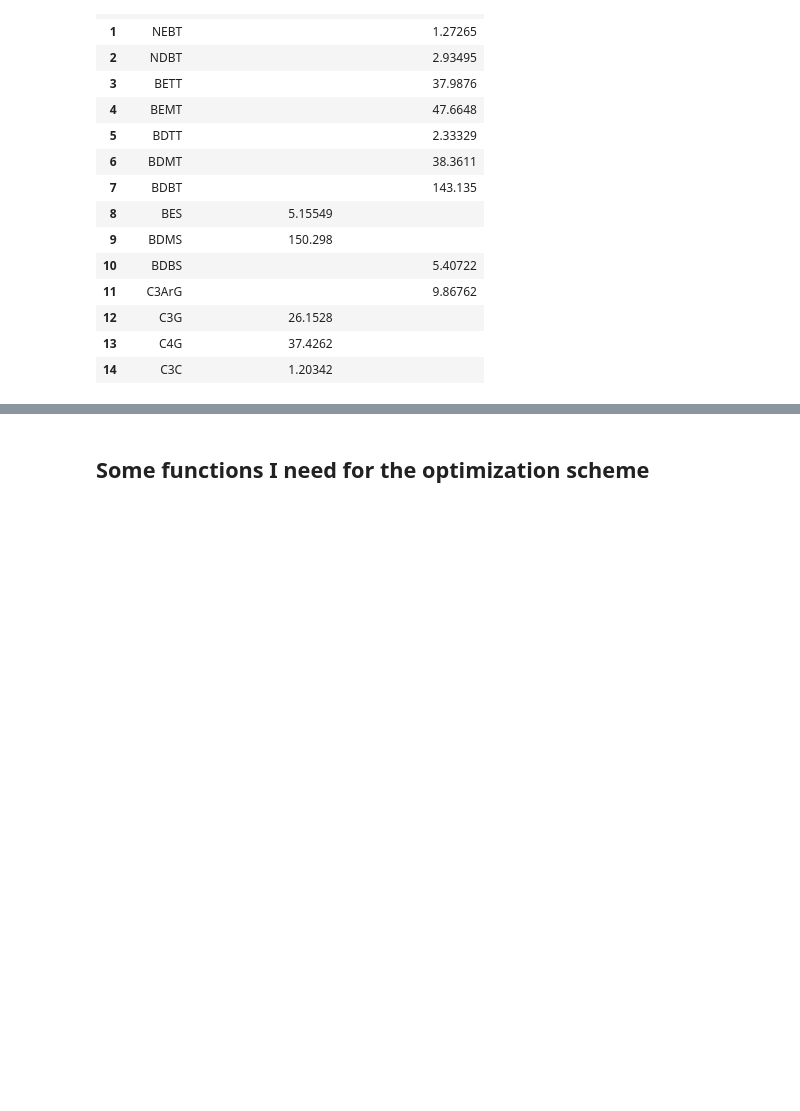
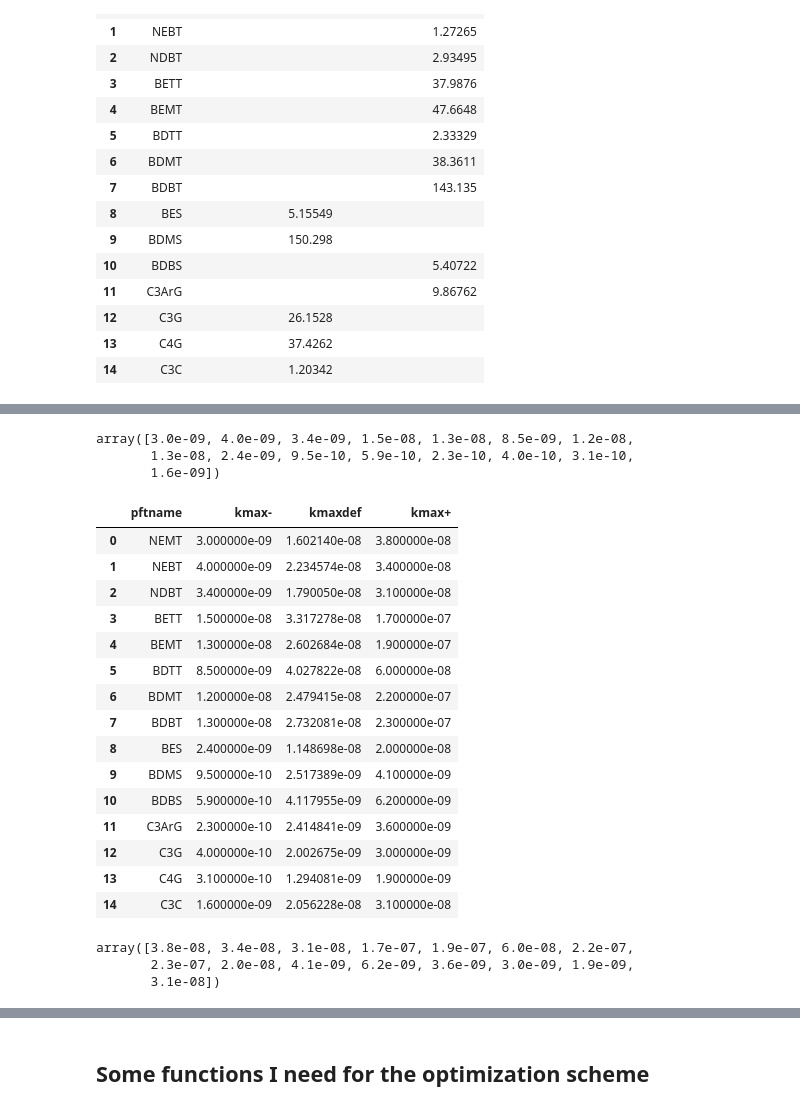
Before and after one commit to djk2120/CLM5PPE, a Jupyter notebook: pyth/PHSparams.ipynb, the cells around one changed output, grey strips where cells are left out. Saved outputs shown, nothing was run; the diff lists cells and outputs as text; code cells hidden in the pictures; blank space fills up the shorter version.

```diff
--- a/pyth/PHSparams.ipynb
+++ b/pyth/PHSparams.ipynb
@@ -450,0 +611,35 @@ how many times higher or lower is the new krmax relative to CLM5?
+# %%
+lokvals
+# %% [output]
+array([3.0e-09, 4.0e-09, 3.4e-09, 1.5e-08, 1.3e-08, 8.5e-09, 1.2e-08,
+       1.3e-08, 2.4e-09, 9.5e-10, 5.9e-10, 2.3e-10, 4.0e-10, 3.1e-10,
+       1.6e-09])
+# %%
+x=pd.DataFrame({'pftname':pftnames[1:]})
+x['kmax-']   = lokvals
+x['kmaxdef'] = newkvals
+x['kmax+']   = hikvals
+x
+# %% [output]
+|  | pftname | kmax- | kmaxdef | kmax+ |
+| 0 | NEMT | 3.000000e-09 | 1.602140e-08 | 3.800000e-08 |
+| 1 | NEBT | 4.000000e-09 | 2.234574e-08 | 3.400000e-08 |
+| 2 | NDBT | 3.400000e-09 | 1.790050e-08 | 3.100000e-08 |
+| 3 | BETT | 1.500000e-08 | 3.317278e-08 | 1.700000e-07 |
+| 4 | BEMT | 1.300000e-08 | 2.602684e-08 | 1.900000e-07 |
+| 5 | BDTT | 8.500000e-09 | 4.027822e-08 | 6.000000e-08 |
+| 6 | BDMT | 1.200000e-08 | 2.479415e-08 | 2.200000e-07 |
+| 7 | BDBT | 1.300000e-08 | 2.732081e-08 | 2.300000e-07 |
+| 8 | BES | 2.400000e-09 | 1.148698e-08 | 2.000000e-08 |
+| 9 | BDMS | 9.500000e-10 | 2.517389e-09 | 4.100000e-09 |
+| 10 | BDBS | 5.900000e-10 | 4.117955e-09 | 6.200000e-09 |
+| 11 | C3ArG | 2.300000e-10 | 2.414841e-09 | 3.600000e-09 |
+| 12 | C3G | 4.000000e-10 | 2.002675e-09 | 3.000000e-09 |
+| 13 | C4G | 3.100000e-10 | 1.294081e-09 | 1.900000e-09 |
+| 14 | C3C | 1.600000e-09 | 2.056228e-08 | 3.100000e-08 |
+# %%
+hikvals
+# %% [output]
+array([3.8e-08, 3.4e-08, 3.1e-08, 1.7e-07, 1.9e-07, 6.0e-08, 2.2e-07,
+       2.3e-07, 2.0e-08, 4.1e-09, 6.2e-09, 3.6e-09, 3.0e-09, 1.9e-09,
+       3.1e-08])
```
Also changed, not shown: parts of 10 cells of this notebook.
